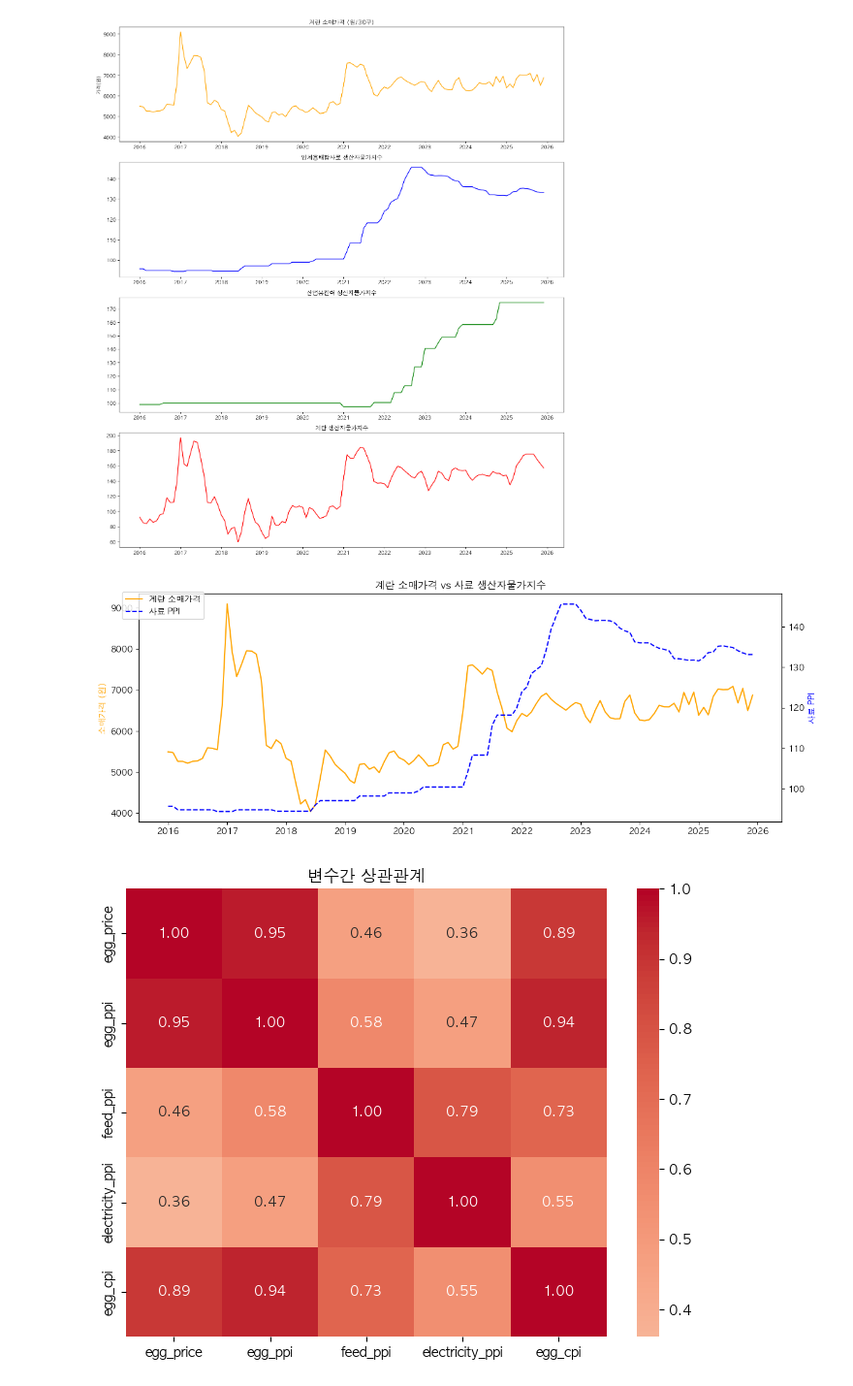
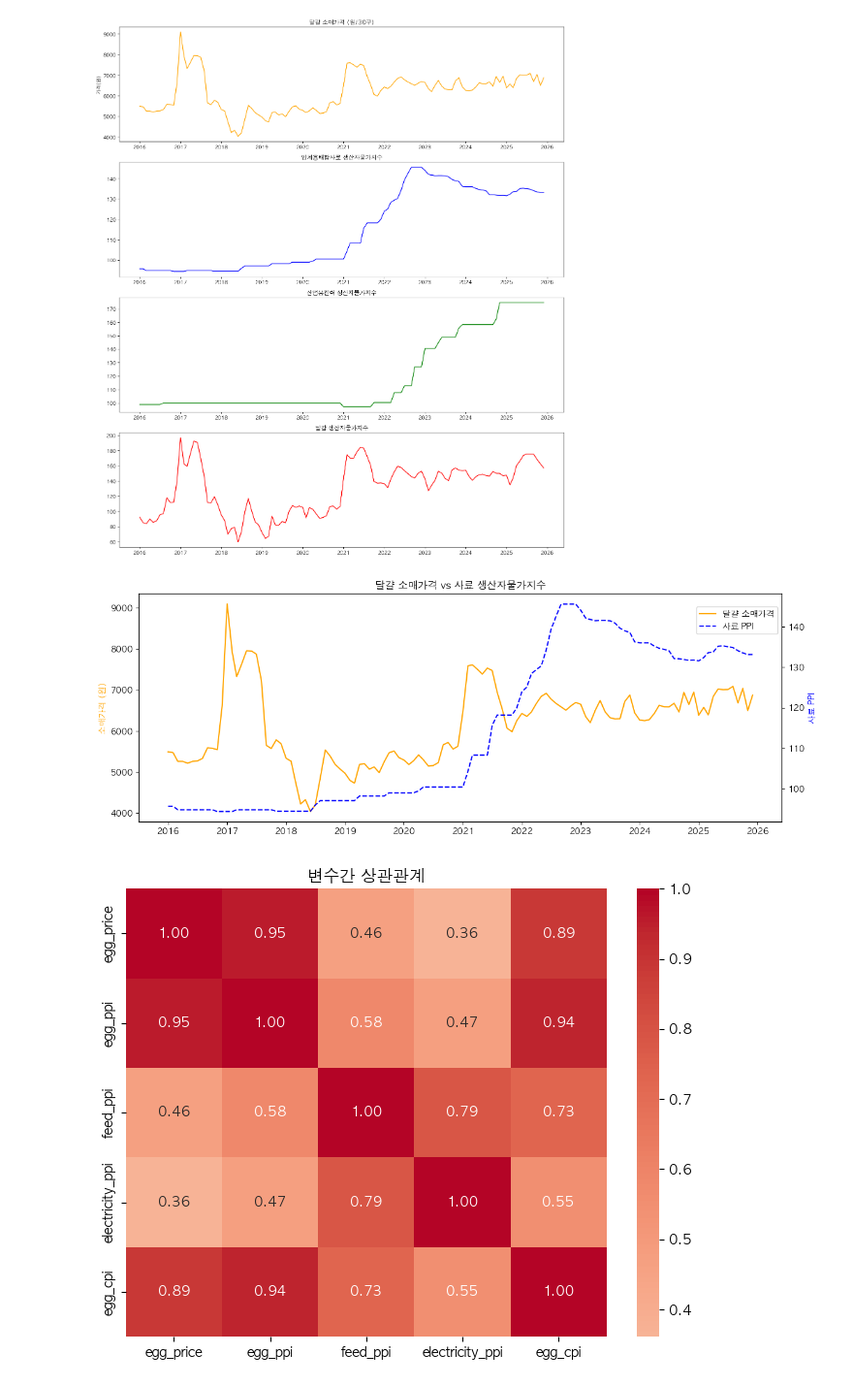
Before and after one commit to chlnaa/egg-price-analysis, a Jupyter notebook: notebooks/02_eda.ipynb, the cells around one changed output. Shown at 97% size. Cells and saved outputs as stored; diff of their text form; code cells hidden in the pictures.

```diff
--- a/notebooks/02_eda.ipynb
+++ b/notebooks/02_eda.ipynb
@@ -123,21 +157,23 @@ plt.show()
 # %% [output]
 [figure]
 # %%
+plt.close('all')
+
 fig, ax1 = plt.subplots(figsize=(14, 5))
 
 ax1.plot(df['year_month'], df['egg_price'],
-         color='orange', label='계란 소매가격')
+         color='orange', label='달걀 소매가격')
 ax1.set_ylabel('소매가격 (원)', color='orange')
 
 ax2 = ax1.twinx()
 ax2.plot(df['year_month'], df['feed_ppi'],
          color='blue', linestyle='--', label='사료 PPI')
 ax2.set_ylabel('사료 PPI', color='blue')
 
-plt.title('계란 소매가격 vs 사료 생산자물가지수')
-fig.legend(loc='upper left', bbox_to_anchor=(0.1, 0.9))
+plt.title('달걀 소매가격 vs 사료 생산자물가지수')
+fig.legend(loc='upper right', bbox_to_anchor=(0.9, 0.85))
 plt.savefig('../output/figures/egg_vs_feed.png', dpi=150)
 plt.show()
 # %% [output]
-[figure, old version]
+[figure, new version]
 # %%
```
Also changed, not shown: parts of 22 cells of this notebook.
